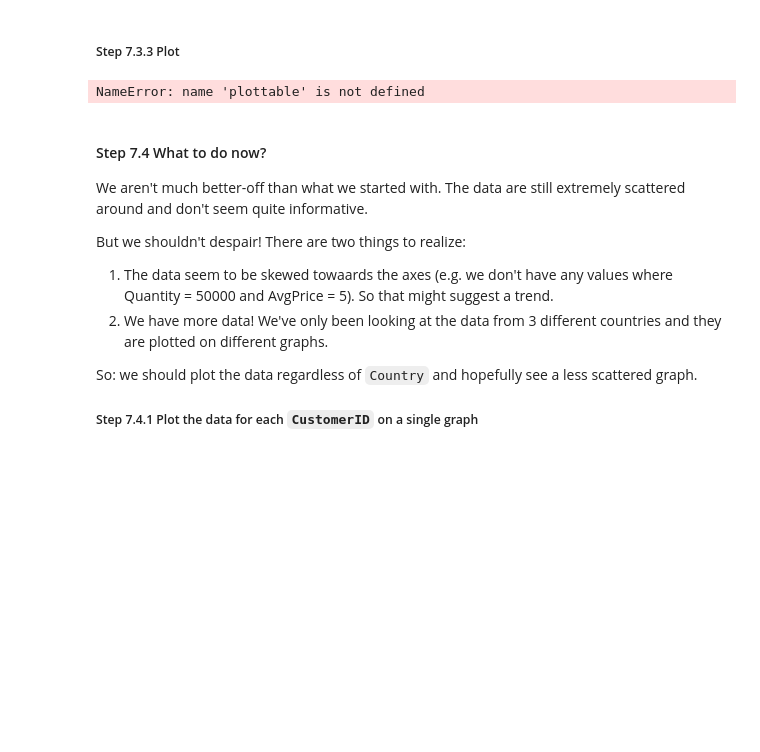
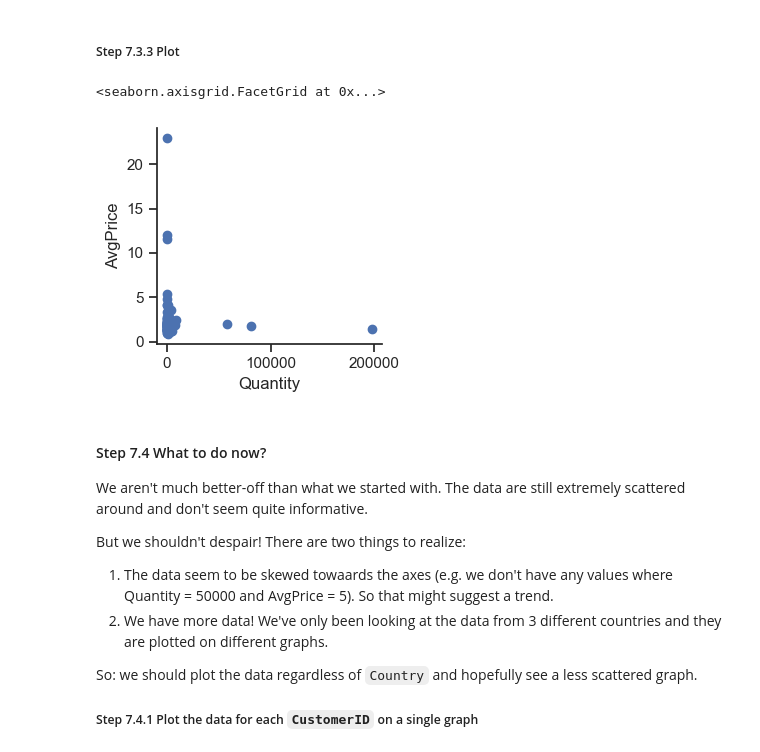
Before and after one commit to risav68111/AIML_Assignment, a Jupyter notebook: file_0.ipynb, the cells around one changed output. Saved outputs shown, nothing was run; the diff lists cells and outputs as text; code cells hidden in the pictures; blank space fills up the shorter version.

```diff
--- a/file_0.ipynb
+++ b/file_0.ipynb
@@ -1017,7 +1018,7 @@ online_rt.head()
 # %%
 grouped = online_rt[online_rt.Country.isin(top3)].groupby(['CustomerID','Country'])
 
-plottable = grouped['Quantity','Revenue'].agg('sum')
+plottable = grouped[['Quantity','Revenue']].agg('sum')
 plottable['AvgPrice'] = plottable.Revenue / plottable.Quantity
 
 plottable['Country','Revenue',] = plottable.index.get_level_values(1)
@@ -1027,12 +1034,13 @@ ValueError: Cannot subset columns with a tuple with more than one element. Use a
 # %% [markdown]
 ##### Step 7.3.3 Plot
 # %%
-g = sns.FacetGrid(plottable, col="Country")
+g = sns.FacetGrid(plottable)
 g.map(plt.scatter, "Quantity", "AvgPrice", alpha=1)
 
 g.add_legend()
 # %% [output]
-NameError: name 'plottable' is not defined
+<seaborn.axisgrid.FacetGrid at 0x...>
+[figure, added]
 # %% [markdown]
 #### Step 7.4 What to do now?
 We aren't much better-off than what we started with. The data are still extremely scattered around and don't seem quite informative.
```
Also changed, not shown: parts of 8 cells of this notebook, 1 other file.
